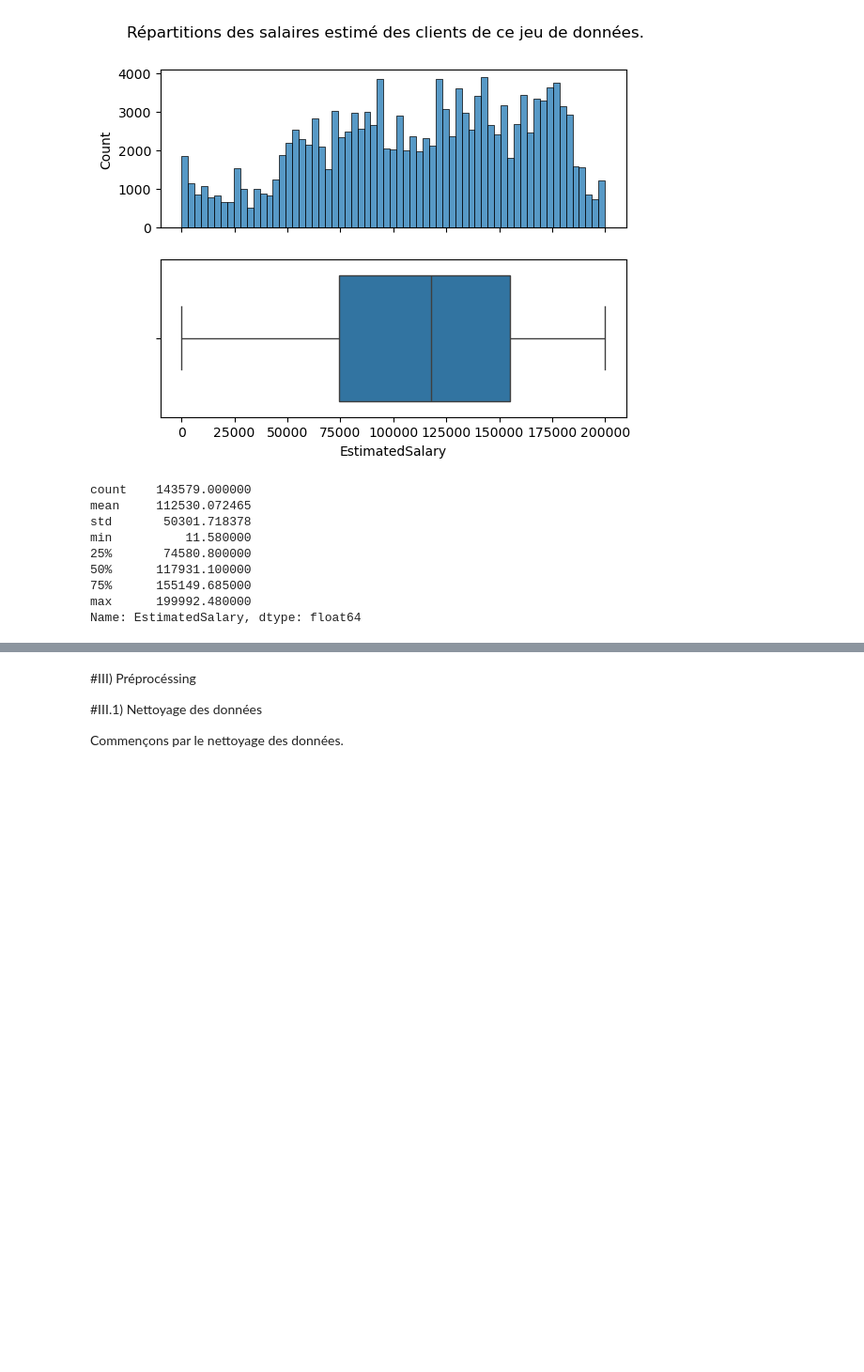
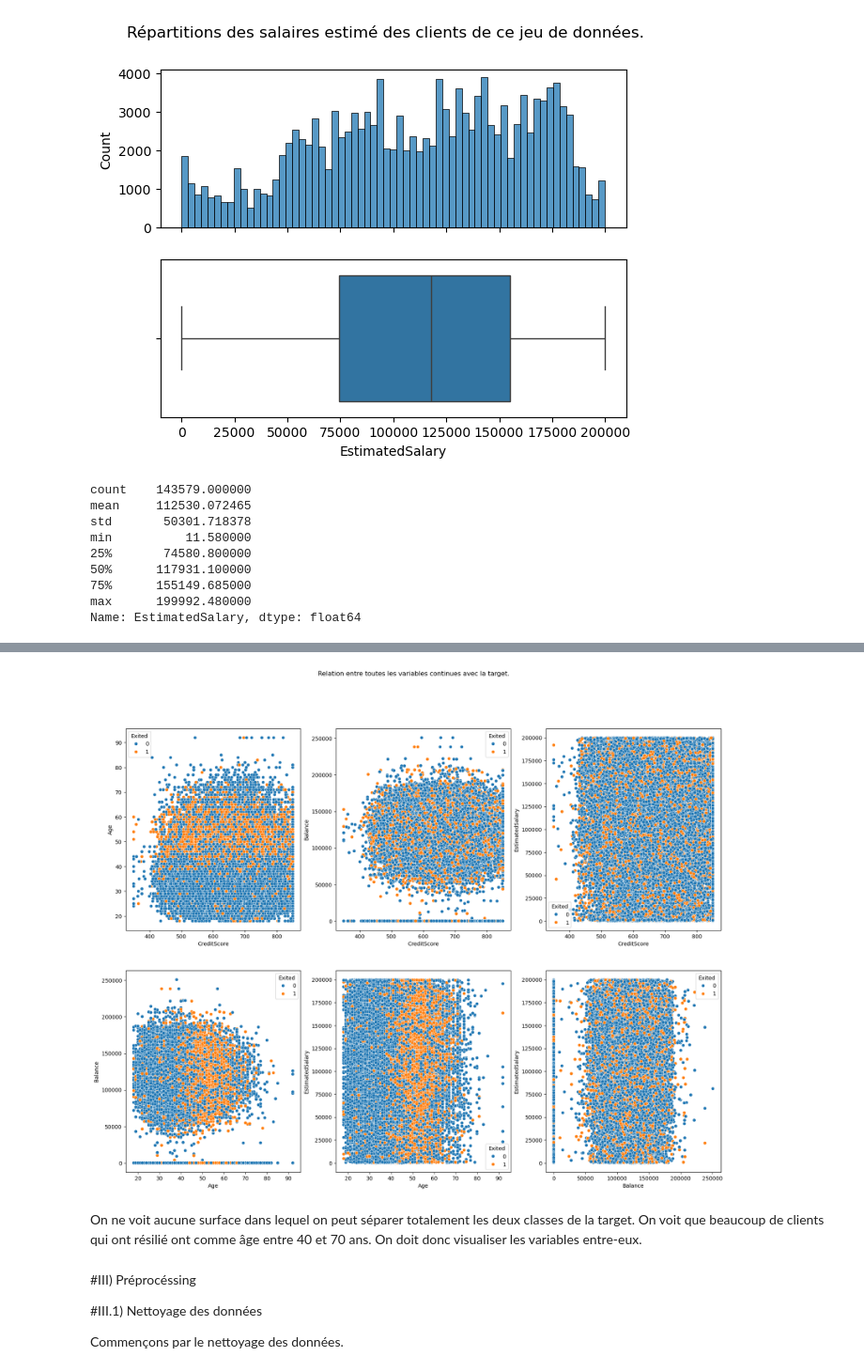
Before and after one commit to fmazur57u/Bank-churn, a Jupyter notebook: projet_bank_churn.ipynb, the cells around one changed output, grey strips where cells are left out. Shown at 94% size. Saved outputs shown, nothing was run; the diff lists cells and outputs as text; code cells hidden in the pictures; blank space fills up the shorter version.

```diff
--- a/projet_bank_churn.ipynb
+++ b/projet_bank_churn.ipynb
@@ -1537,3 +619,18 @@ On peut dire que les clients actif ont en moyenne le même salaire les clients i
+# %%
+fig, ax = plt.subplots(2, 3)
+fig.set_size_inches(20, 15)
+plt.suptitle("Relation entre toutes les variables continues avec la target.")
+sns.scatterplot(data = train_set, x="CreditScore", y="Age", hue="Exited", ax=ax[0, 0])
+sns.scatterplot(data = train_set, x="CreditScore", y="Balance", hue="Exited", ax=ax[0, 1])
+sns.scatterplot(data = train_set, x="CreditScore", y="EstimatedSalary", hue="Exited", ax=ax[0, 2])
+sns.scatterplot(data = train_set, x="Age", y="Balance", hue="Exited", ax=ax[1, 0])
+sns.scatterplot(data = train_set, x="Age", y="EstimatedSalary", hue="Exited", ax=ax[1, 1])
+sns.scatterplot(data = train_set, x="Balance", y="EstimatedSalary", hue="Exited", ax=ax[1, 2])
+plt.show()
+# %% [output]
+[figure, added]
+# %% [markdown]
+On ne voit aucune surface dans lequel on peut séparer totalement les deux classes de la target. On voit que beaucoup de clients qui ont résilié ont comme âge entre 40 et 70 ans. On doit donc visualiser les variables entre-eux.
 # %% [markdown]
 #III) Préprocéssing
 
```
Also changed, not shown: parts of 139 cells of this notebook.
